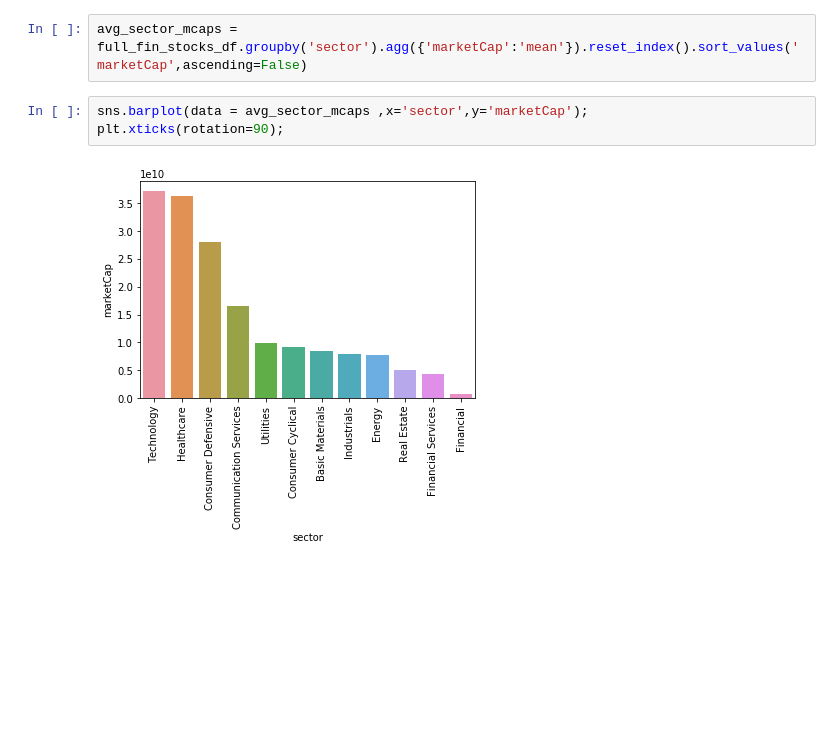
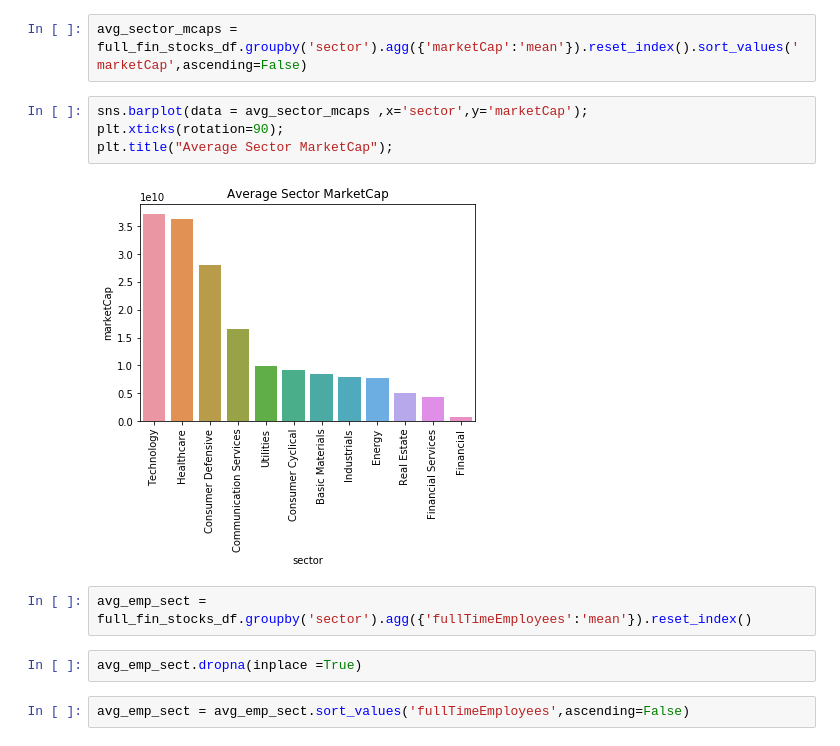
Before and after one commit to ipatel467/Stock-Market-Analysis, a Jupyter notebook: Stocks.ipynb, the cells around one changed output. Cells and saved outputs as stored; diff of their text form; blank space fills up the shorter version.

```diff
--- a/Stocks.ipynb
+++ b/Stocks.ipynb
@@ -252,5 +252,12 @@ avg_sector_mcaps = full_fin_stocks_df.groupby('sector').agg({'marketCap':'mean'}
 # %%
 sns.barplot(data = avg_sector_mcaps ,x='sector',y='marketCap');
 plt.xticks(rotation=90);
+plt.title("Average Sector MarketCap");
 # %% [output]
-[figure, old version]
+[figure, new version]
+# %%
+avg_emp_sect = full_fin_stocks_df.groupby('sector').agg({'fullTimeEmployees':'mean'}).reset_index()
+# %%
+avg_emp_sect.dropna(inplace =True)
+# %%
+avg_emp_sect = avg_emp_sect.sort_values('fullTimeEmployees',ascending=False)
```
Also changed, not shown: parts of 5 cells of this notebook.
